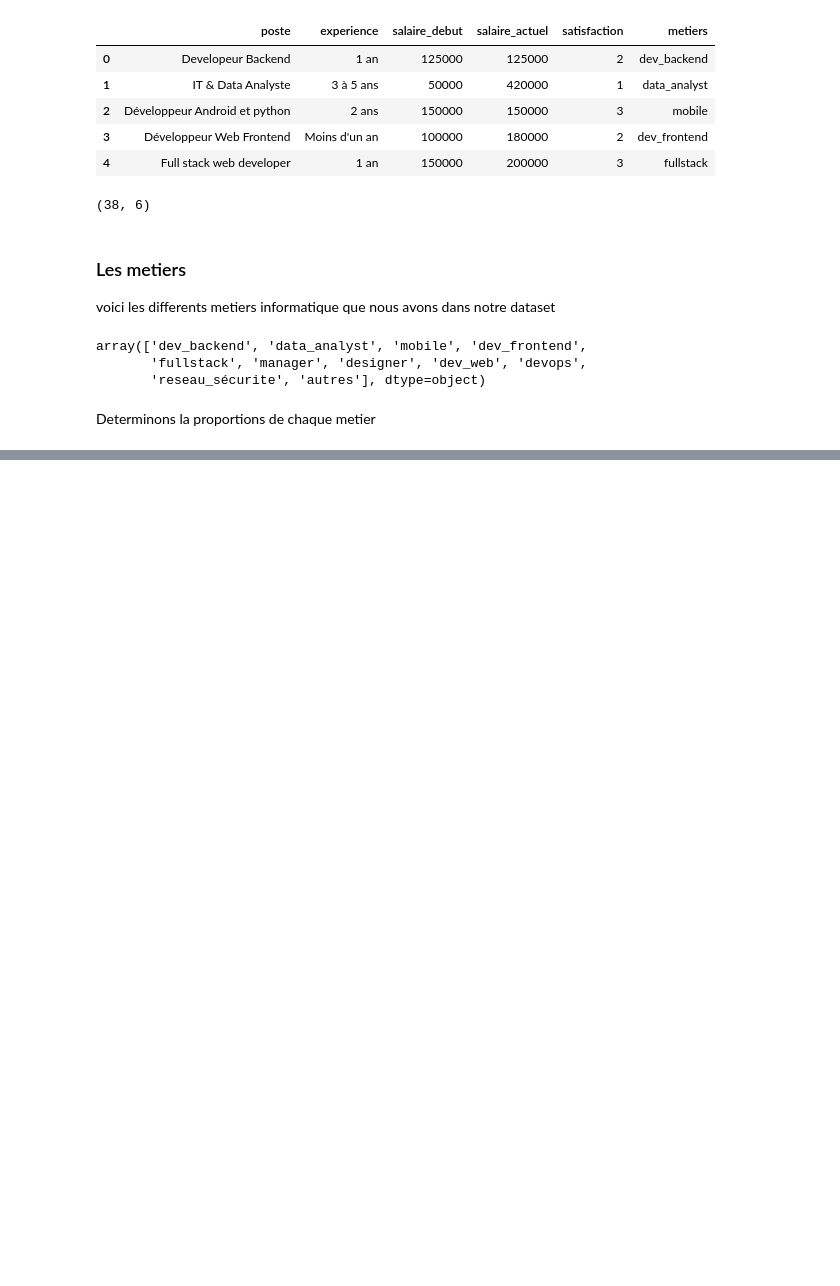
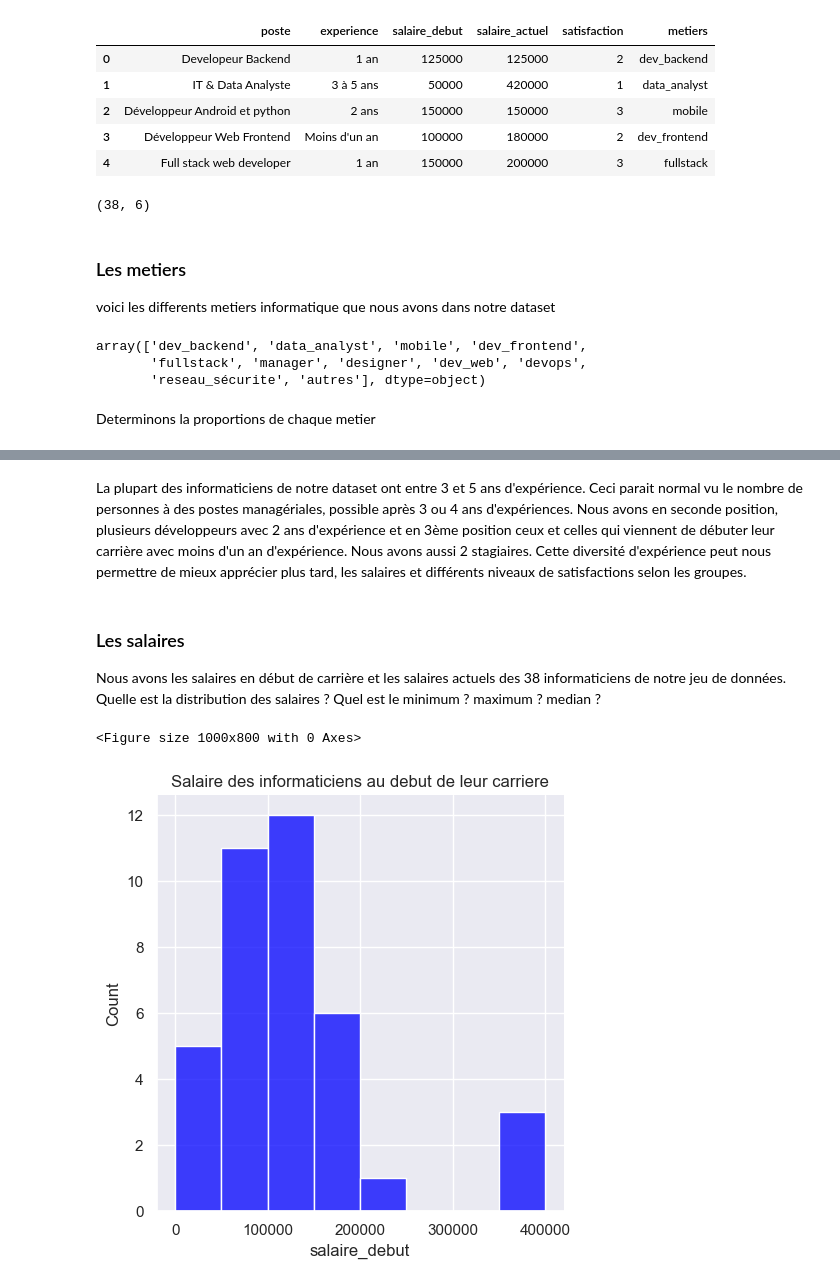
Before and after one commit to Shado2107/Python-machine-learning, a Jupyter notebook: Salary_analysis/salary-analysis.ipynb, the cells around one changed output, grey strips where cells are left out. Cells and saved outputs as stored; diff of their text form; code cells hidden in the pictures; blank space fills up the shorter version.

```diff
--- a/Salary_analysis/salary-analysis.ipynb
+++ b/Salary_analysis/salary-analysis.ipynb
@@ -310,0 +337,15 @@ plt.show()
+# %% [markdown]
+La plupart des informaticiens de notre dataset ont entre 3 et 5 ans d'expérience. Ceci parait normal vu le nombre de personnes à des postes managériales, possible après 3 ou 4 ans d'expériences. Nous avons en seconde position, plusieurs développeurs avec 2 ans d'expérience et en 3ème position ceux et celles qui viennent de débuter leur carrière avec moins d'un an d'expérience. Nous avons aussi 2 stagiaires. Cette diversité d'expérience peut nous permettre de mieux apprécier plus tard, les salaires et différents niveaux de satisfactions selon les groupes.
+# %% [markdown]
+### Les salaires
+
+Nous avons les salaires en début de carrière et les salaires actuels des 38 informaticiens de notre jeu de données. Quelle est la distribution des salaires ? Quel est le minimum ? maximum ? median ?
+# %%
+plt.figure(figsize=(10, 8))
+sns.displot(data['salaire_debut'],kde=False, hue_norm=False, color="Blue")
+plt.title("Salaire des informaticiens au debut de leur carriere")
+plt.savefig('salaire_debut.png')
+plt.show()
+# %% [output]
+<Figure size 1000x800 with 0 Axes>
+[figure, added]
```
Also changed, not shown: parts of 13 cells of this notebook, 4 other files.
